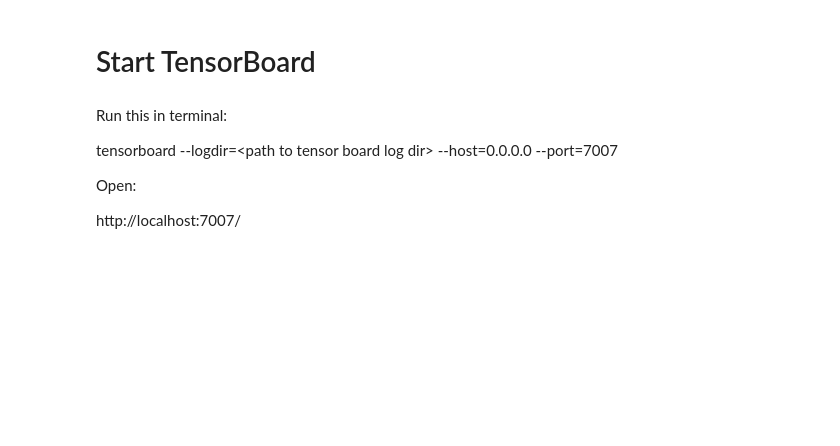
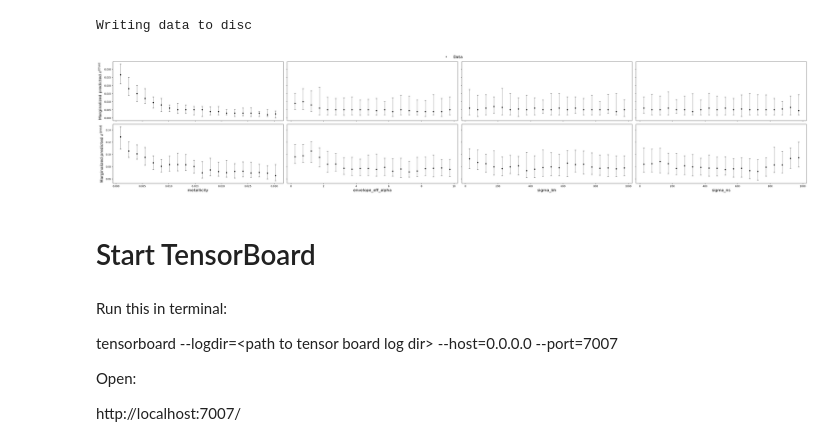
Before and after one commit to annkasch/resolve, a Jupyter notebook: examples/neural_process_prediction.ipynb, the cells around one changed output. Cells and saved outputs as stored; diff of their text form; code cells hidden in the pictures; blank space fills up the shorter version.

Commit message:
inference bug fixed

```diff
--- a/examples/neural_process_prediction.ipynb
+++ b/examples/neural_process_prediction.ipynb
@@ -92,5 +105,7 @@ predicter.criterion = AsymmetricFocalWithFPPenalty(
 # %%
 # Train the model
-predicter.predict(dataset_name="inference", epoch=0, path_out=f"{path_out}/pred_store.zarr",
+theta, y_pred, y_std_pred, y_tgt, y_std_tgt = predicter.predict(dataset_name="inference", epoch=0, path_out=f"{path_out}/data",
                         compressor="zstd1")
 #summary_predict = predicter.predict(dataset_name="predict", monitor="pr_auc",writer=writer)
+# %% [output]
+Writing data to disc
@@ -99,8 +112 @@ dataset_predict.dataset._normalizer.inverse_transform(dataset_predict.dataset.da
-# %%
-import h5py
-
-with h5py.File("file.h5", "r") as f:
-    meta = f["meta"].attrs
-    theta = meta["theta"]
-print(theta)
 # %%
@@ -110,46 +115,20 @@ writer.close()
 utils.cleanup_workspace({})
-# %%
-import h5py
-import numpy as np
-target_labels = dataset_predict.parameters["target"]["selected_labels"]
-
-grp_name = f'RESOLVE_{model.__class__.__name__}_{version}'
-y_pred = []
-y_true = []
-theta = []
-
-for f in dataset_predict.files:
-    with h5py.File(f, "r") as h5:
-        # Get theta data
-        theta_tmp = np.array(h5[dataset_train.parameters["theta"]["key"]][dataset_predict.parameters["theta"]["selected_indices"]])
-        theta.append(theta_tmp.reshape(1,-1))
-
-        # Get predictions
-        yp_tmp = np.zeros(len(target_labels))
-        yt_tmp = np.zeros(len(target_labels))
-        for i, label in enumerate(target_labels):
-                yp_tmp[i] = np.mean(np.array(h5[f'{grp_name}/{label}_pred']))
-                yt_tmp[i] = np.mean(np.array(h5[f'{grp_name}/{label}_true']))
-
-        y_pred.append(yp_tmp)
-        y_true.append(yt_tmp)
-theta = np.concatenate(theta, axis=0)
-y_pred = np.concatenate(y_pred, axis=0)
-y_true = np.concatenate(y_true, axis=0)
 # %%
 from resolve.helpers import ModelVisualizer
 
 # Set parameter boundaries
 xmin    = config_file["simulation_settings"]["theta_min"]
 xmax    = config_file["simulation_settings"]["theta_max"]
 
 parameters={}
 for i,x in enumerate(dataset_predict.parameters["theta"]["selected_labels"]):
     parameters[x]=[xmin[i],xmax[i]]
 vis = ModelVisualizer(fidelities=["true","pred"], parameters = parameters)
 tmp = theta[:,0]
-fig = vis.plot_projection([theta, theta], [y_true, y_pred])
+fig = vis.plot_projection([theta, theta], [y_tgt, y_pred])
 fig.savefig(f"{path_out}/model_{version}_feature_projection.png")
+# %% [output]
+[figure, added]
 # %% [markdown]
 #  Start TensorBoard
 # %% [markdown]
```
Also changed, not shown: parts of 8 cells of this notebook, 5 other files.
